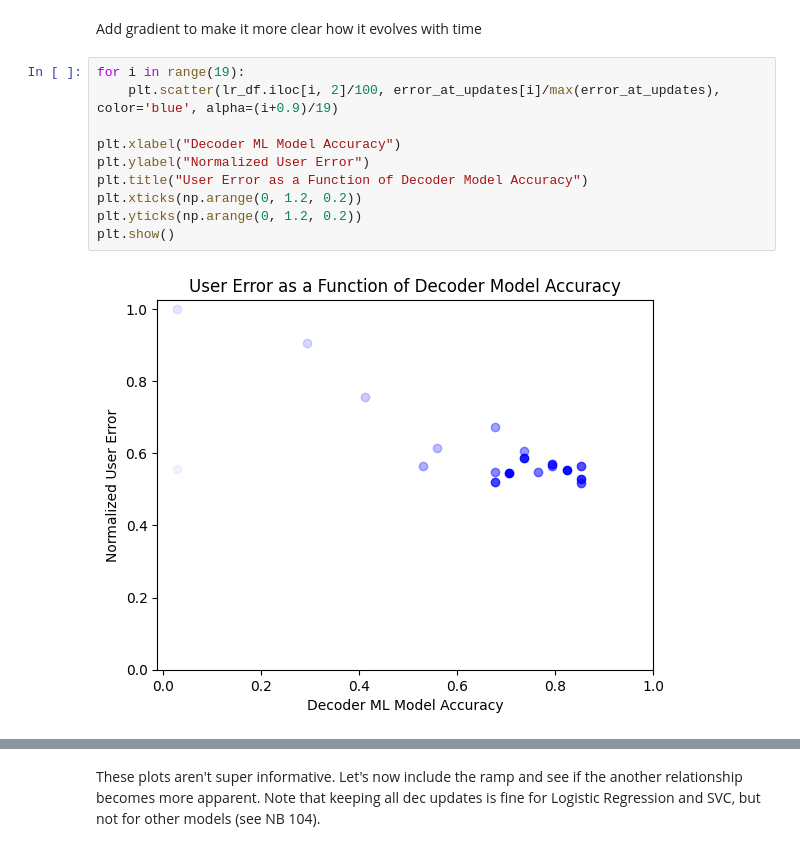
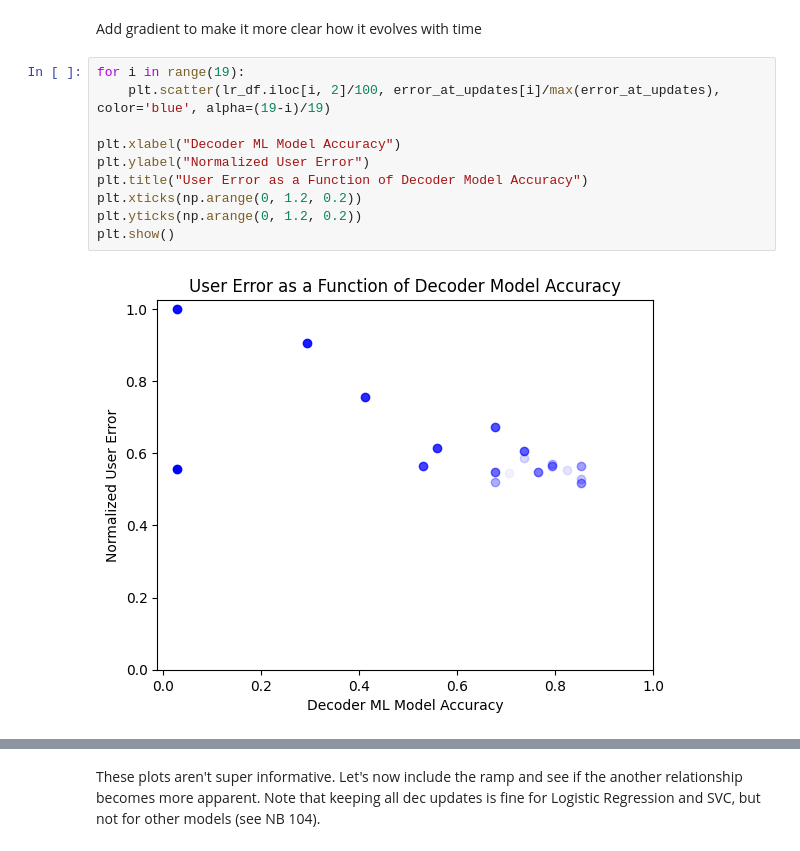
Before and after one commit to kdmalc/personalization-privacy-risk, a Jupyter notebook: 108_Model_Acc_VS_User_Error.ipynb, the cells around one changed output, grey strips where cells are left out. Drawn from its saved outputs; the diff is of its cells as text.

```diff
--- a/108_Model_Acc_VS_User_Error.ipynb
+++ b/108_Model_Acc_VS_User_Error.ipynb
@@ -294,15 +294,15 @@ plt.show()
 Add gradient to make it more clear how it evolves with time
 # %%
 for i in range(19):
-    plt.scatter(lr_df.iloc[i, 2]/100, error_at_updates[i]/max(error_at_updates), color='blue', alpha=(i+0.9)/19)
+    plt.scatter(lr_df.iloc[i, 2]/100, error_at_updates[i]/max(error_at_updates), color='blue', alpha=(19-i)/19)
 
 plt.xlabel("Decoder ML Model Accuracy")
 plt.ylabel("Normalized User Error")
 plt.title("User Error as a Function of Decoder Model Accuracy")
 plt.xticks(np.arange(0, 1.2, 0.2))
 plt.yticks(np.arange(0, 1.2, 0.2))
 plt.show()
 # %% [output]
-[figure, old version]
+[figure, new version]
 # %%
 for i in range(17):
```
Also changed, not shown: parts of 4 cells of this notebook.
